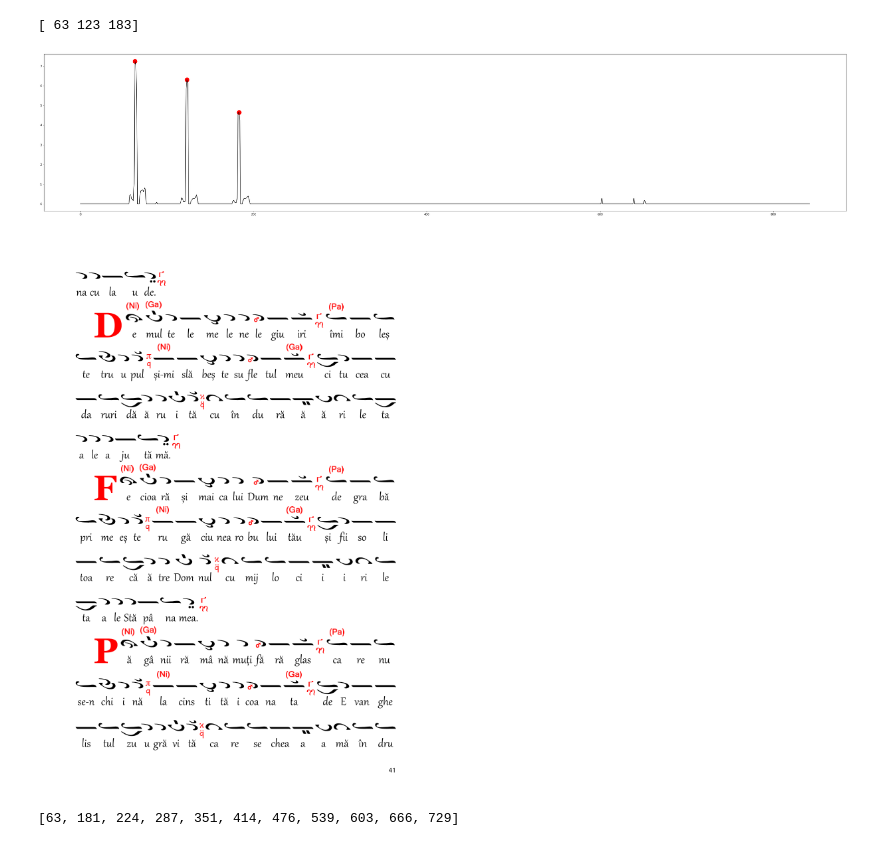
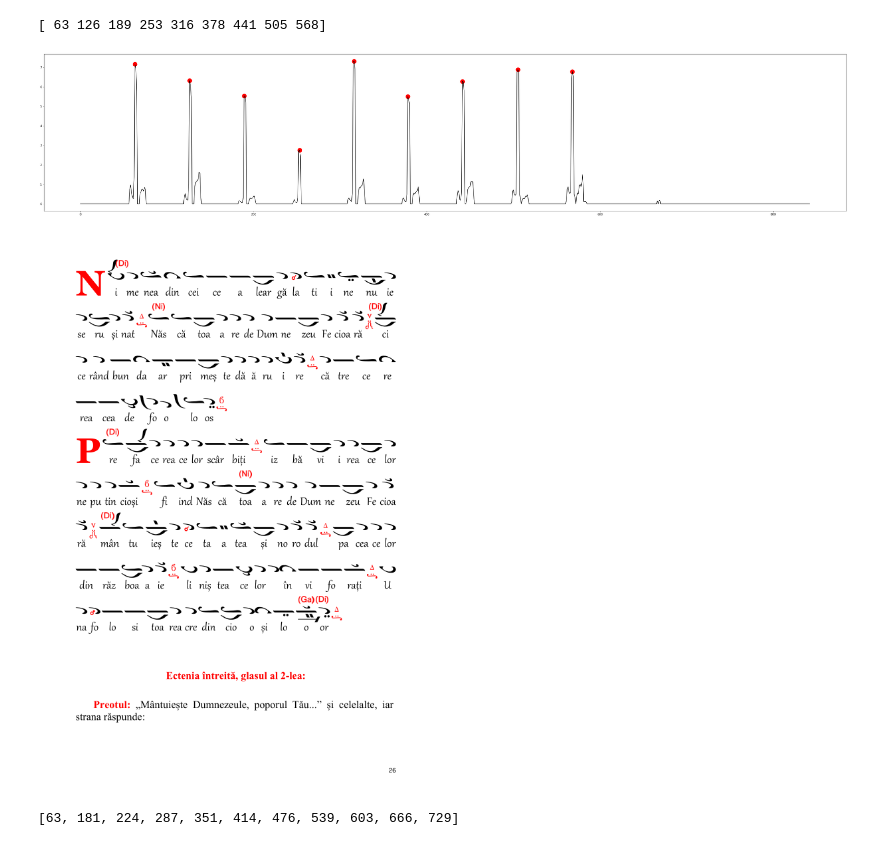
Before and after one commit to stoianmihail/Metapsaltiki, a Jupyter notebook: CC.ipynb, the cells around one changed output. Saved outputs shown, nothing was run; the diff lists cells and outputs as text; code cells hidden in the pictures.

```diff
--- a/CC.ipynb
+++ b/CC.ipynb
@@ -296,14 +4,14 @@ class Sheet:
 # %%
-sheet = Sheet('samples/paraclis.pdf')
+sheet = src.Sheet('samples/paraclis.pdf')
 # %%
-sheet[3].plot_horizontal_projection()
+sheet[25].plot_horizontal_projection()
 # %% [output]
-[ 63 123 183]
+[ 63 126 189 253 316 378 441 505 568]
-[figure, old version]
+[figure, new version]
 # %%
-sheet[40].image
+sheet[25].image
 # %% [output]
-[figure, old version]
+[figure, new version]
 # %%
 baselines = sheet[24].compute_baselines()
 baselines
```
Also changed, not shown: parts of 9 cells of this notebook, 3 other files.
